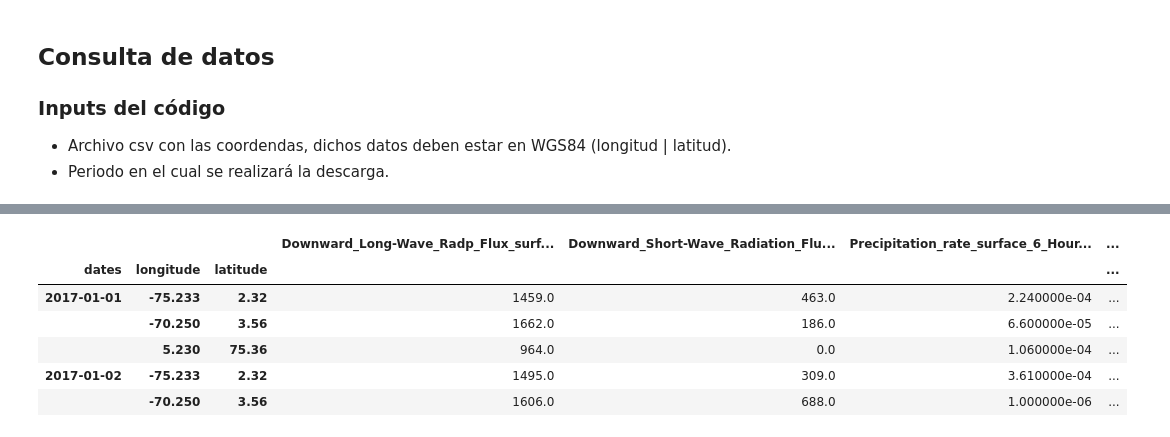
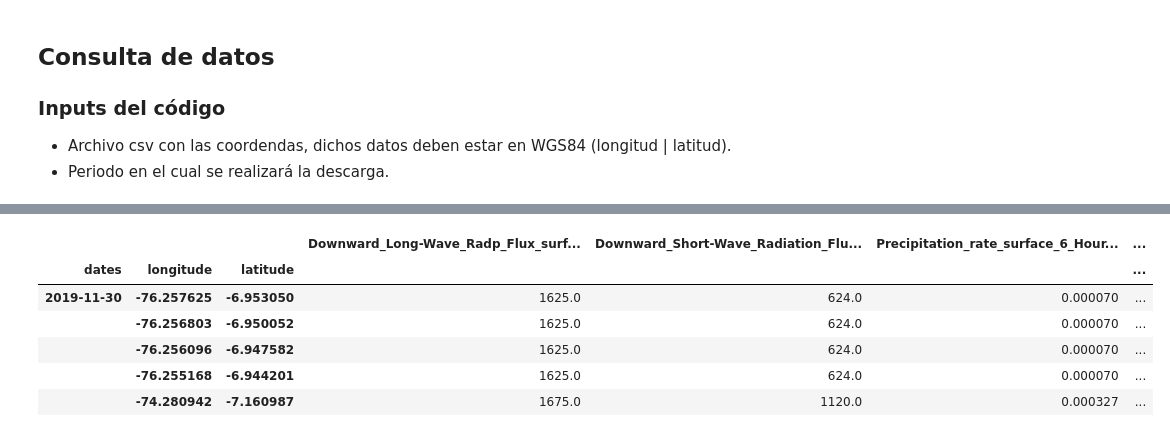
Before and after one commit to anaguilarar/gee_NOAA, a Jupyter notebook: Descargar_NOAA_data.ipynb, the cells around one changed output, grey strips where cells are left out. Cells and saved outputs as stored; diff of their text form; code cells hidden in the pictures.

```diff
--- a/Descargar_NOAA_data.ipynb
+++ b/Descargar_NOAA_data.ipynb
@@ -24,4 +26,3 @@ sp_features = get_NOAA.organice_coordinates(sp_features)
 # %%
-## consulta de información
-noaa_data = get_NOAA.extract_NOAA_data_pergeom( '2017-01-01', '2017-08-31', sp_features)
+noaa_data = get_NOAA.extract_NOAA_data_pergeom( '2018-08-01', '2019-11-31', [sp_features[1]])
 noaa_data.head()
@@ -34,0 +29,8 @@ noaa_data.head()
+# %%
+## consulta de información multiples puntos
+pointsinfo = []
+steps = 2
+for spoint in range(0,len(sp_features),steps):
+    noaa_data = get_NOAA.extract_NOAA_data_pergeom( '2018-08-01', '2019-12-01', sp_features[spoint:spoint+steps])
+    print("Points from {0} to {1} were extracted".format(spoint, (spoint+steps)-1))
+    pointsinfo.append(noaa_data)
@@ -35,18 +55,24 @@ noaa_data.head()
+# %%
+databack = pointsinfo
+# %%
+databack = pd.concat(databack)
 # %%
 ## resumen de datos por fechas
 
 ## se pueden resumir por dias (days), mes - año (year_month) y año (year)
-datasummarised = get_NOAA.summarise_noaa(noaa_data, by = "days",
-                        averagecolumns = ['Maximum_temperature_height_above_ground_6_Hour_Interval','Minimum_temperature_height_above_ground_6_Hour_Interval'])
+datasummarised = get_NOAA.summarise_noaa(databack, by = "days",
+                        averagecolumns = ['Maximum_temperature_height_above_ground_6_Hour_Interval',
+                                          'Minimum_temperature_height_above_ground_6_Hour_Interval',
+                                          'Specific_humidity_height_above_ground'])
 
-datasummarised.head()
+datasummarised.tail()
 # %% [output]
 |  |  |  | Downward_Long-Wave_Radp_Flux_surf... | Downward_Short-Wave_Radiation_Flu... | Precipitation_rate_surface_6_Hour... | ... |
 | dates | longitude | latitude |  |  |  | ... |
-| 2017-01-01 | -75.233 | 2.32 | 1459.0 | 463.0 | 2.240000e-04 | ... |
-|  | -70.250 | 3.56 | 1662.0 | 186.0 | 6.600000e-05 | ... |
-|  | 5.230 | 75.36 | 964.0 | 0.0 | 1.060000e-04 | ... |
-| 2017-01-02 | -75.233 | 2.32 | 1495.0 | 309.0 | 3.610000e-04 | ... |
-|  | -70.250 | 3.56 | 1606.0 | 688.0 | 1.000000e-06 | ... |
+| 2019-11-30 | -76.257625 | -6.953050 | 1625.0 | 624.0 | 0.000070 | ... |
+|  | -76.256803 | -6.950052 | 1625.0 | 624.0 | 0.000070 | ... |
+|  | -76.256096 | -6.947582 | 1625.0 | 624.0 | 0.000070 | ... |
+|  | -76.255168 | -6.944201 | 1625.0 | 624.0 | 0.000070 | ... |
+|  | -74.280942 | -7.160987 | 1675.0 | 1120.0 | 0.000327 | ... |
 # %%
 ### gr'afica para una coordenada
```
Also changed, not shown: parts of 5 cells of this notebook.
